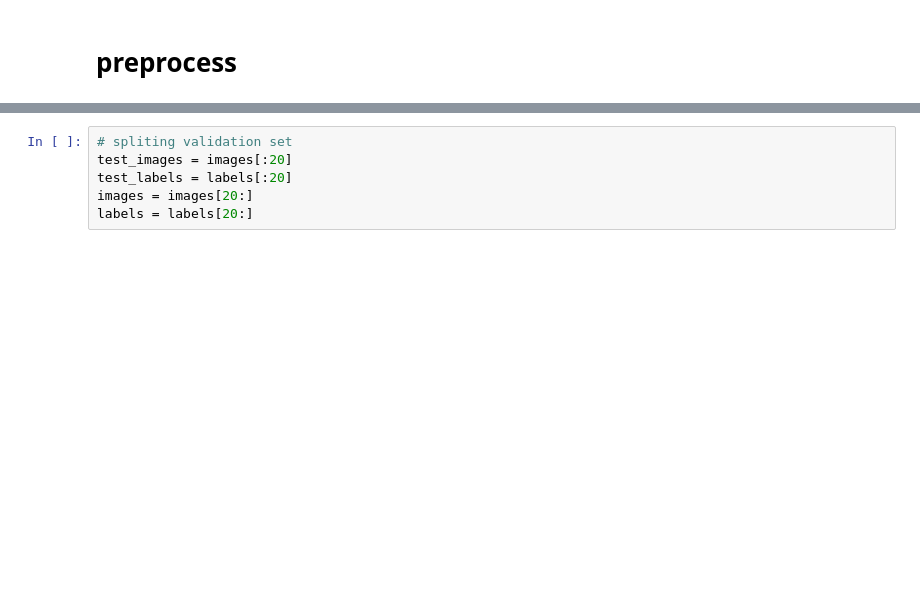
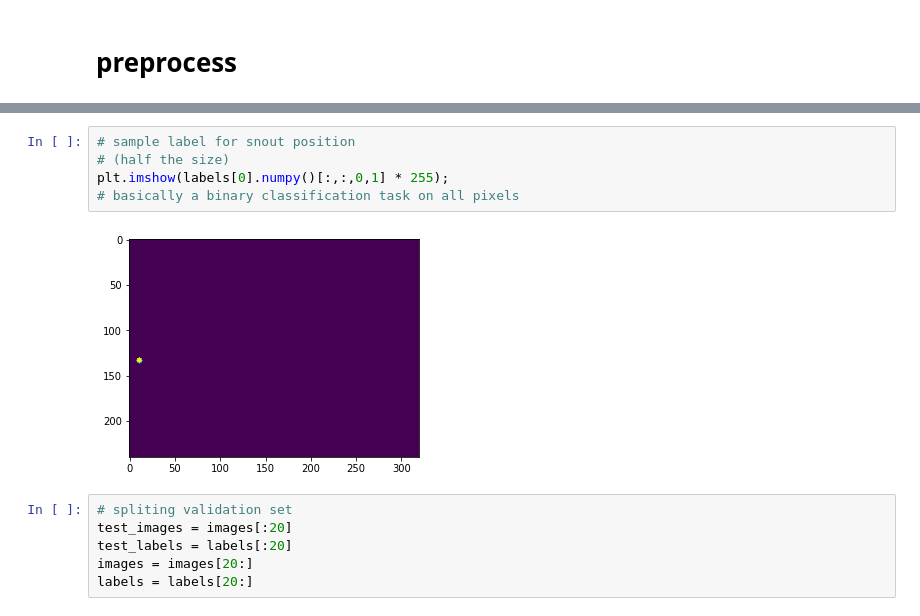
Before and after one commit to hongh-zhang/Vision, a Jupyter notebook: mice/mice.ipynb, the cells around one changed output, grey strips where cells are left out. Drawn from its saved outputs; the diff is of its cells as text; blank space fills up the shorter version.

```diff
--- a/mice/mice.ipynb
+++ b/mice/mice.ipynb
@@ -91,3 +100,10 @@ cv2_imshow(labels[0].numpy()[:,:,0,1] * 255)
+# %%
+# sample label for snout position
+# (half the size)
+plt.imshow(labels[0].numpy()[:,:,0,1] * 255);
+# basically a binary classification task on all pixels
+# %% [output]
+[figure, added]
 # %%
 # spliting validation set
 test_images = images[:20]
```
Also changed, not shown: parts of 21 cells of this notebook.
